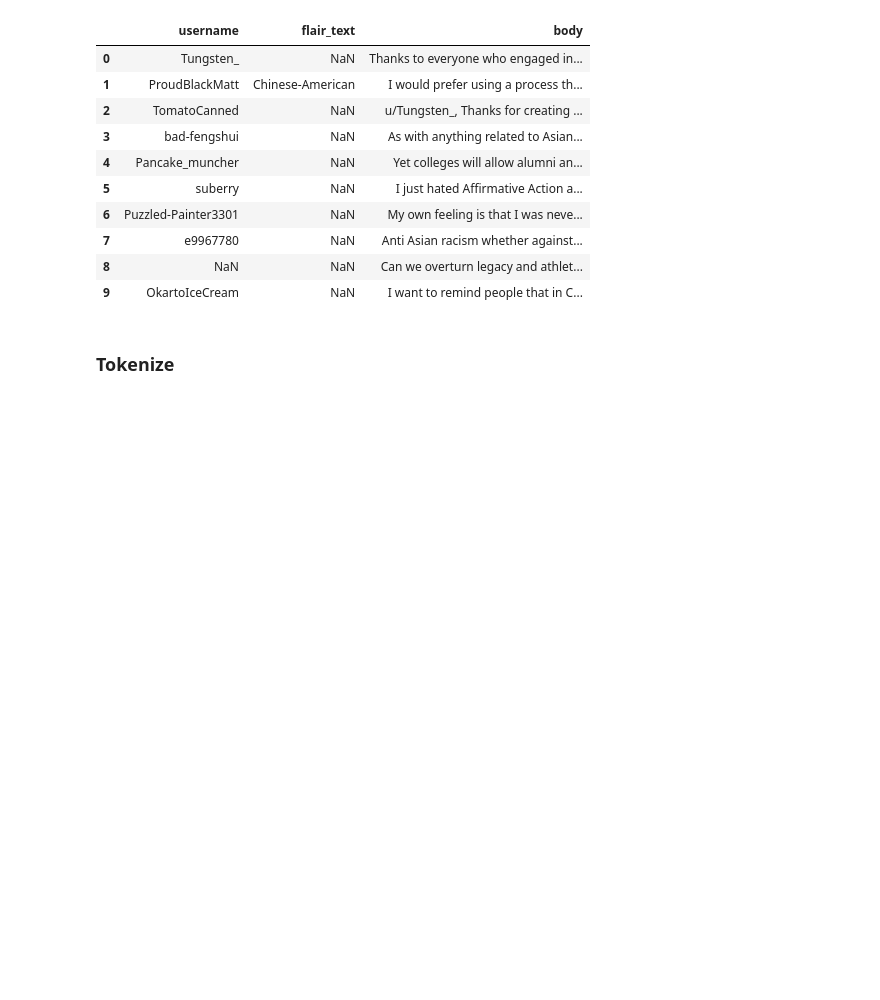
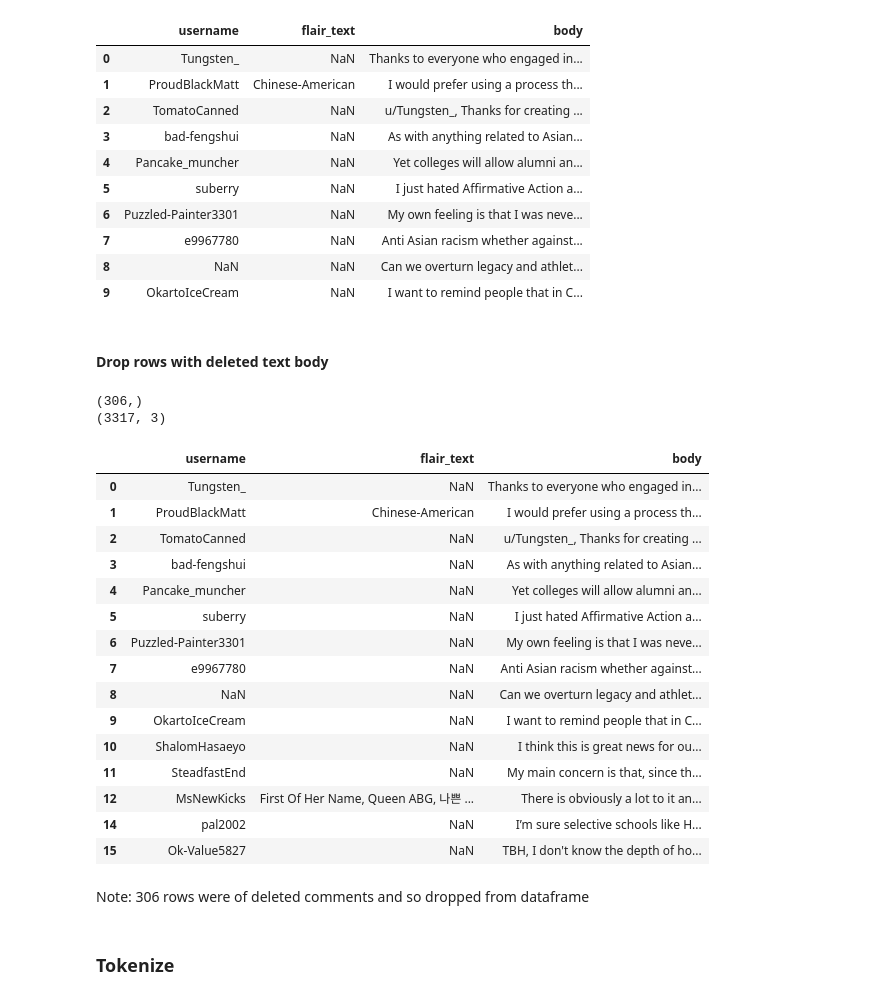
Before and after one commit to ddlee19/macs30200, a Jupyter notebook: analysis/preprocess.ipynb, the cells around one changed output. Cells and saved outputs as stored; diff of their text form; code cells hidden in the pictures; blank space fills up the shorter version.

```diff
--- a/analysis/preprocess.ipynb
+++ b/analysis/preprocess.ipynb
@@ -45,6 +45,40 @@ comments_df.head(10)
 # %%
 # load spacy model
 nlp = spacy.load('en_core_web_sm')
+# %% [markdown]
+#### Drop rows with deleted text body
+# %%
+deleted_rows = comments_df[comments_df['body'].isin(['[deleted]','[removed]'])]
+
+# get indices of deleted comments
+print(deleted_rows.index.shape)
+
+# drop rows
+comments_df.drop(deleted_rows.index, inplace=True)
+print(comments_df.shape)
+comments_df.reset_index(drop=True)
+comments_df.head(15)
+# %% [output]
+(306,)
+(3317, 3)
+|  | username | flair_text | body |
+| 0 | Tungsten_ | NaN | Thanks to everyone who engaged in... |
+| 1 | ProudBlackMatt | Chinese-American | I would prefer using a process th... |
+| 2 | TomatoCanned | NaN | u/Tungsten_, Thanks for creating ... |
+| 3 | bad-fengshui | NaN | As with anything related to Asian... |
+| 4 | Pancake_muncher | NaN | Yet colleges will allow alumni an... |
+| 5 | suberry | NaN | I just hated Affirmative Action a... |
+| 6 | Puzzled-Painter3301 | NaN | My own feeling is that I was neve... |
+| 7 | e9967780 | NaN | Anti Asian racism whether against... |
+| 8 | NaN | NaN | Can we overturn legacy and athlet... |
+| 9 | OkartoIceCream | NaN | I want to remind people that in C... |
+| 10 | ShalomHasaeyo | NaN | I think this is great news for ou... |
+| 11 | SteadfastEnd | NaN | My main concern is that, since th... |
+| 12 | MsNewKicks | First Of Her Name, Queen ABG, 나쁜 ... | There is obviously a lot to it an... |
+| 14 | pal2002 | NaN | I’m sure selective schools like H... |
+| 15 | Ok-Value5827 | NaN | TBH, I don't know the depth of ho... |
+# %% [markdown]
+Note: 306 rows were of deleted comments and so dropped from dataframe
 # %% [markdown]
 ### Tokenize
 # %%
```
Also changed, not shown: parts of 2 cells of this notebook, 2 other files.
